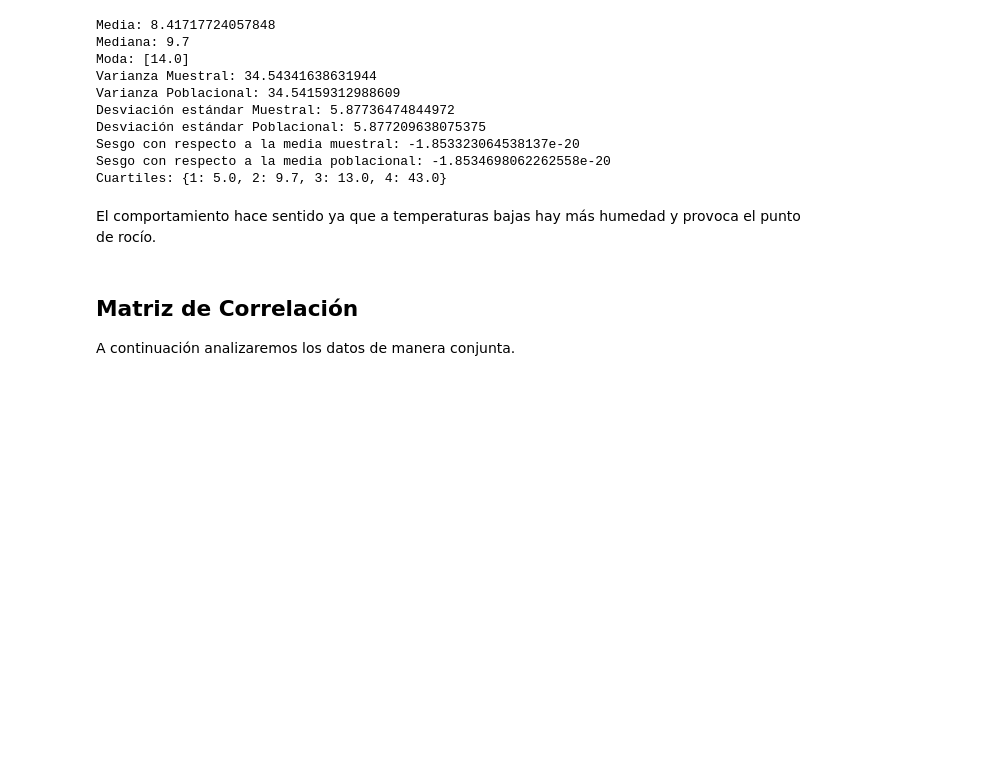
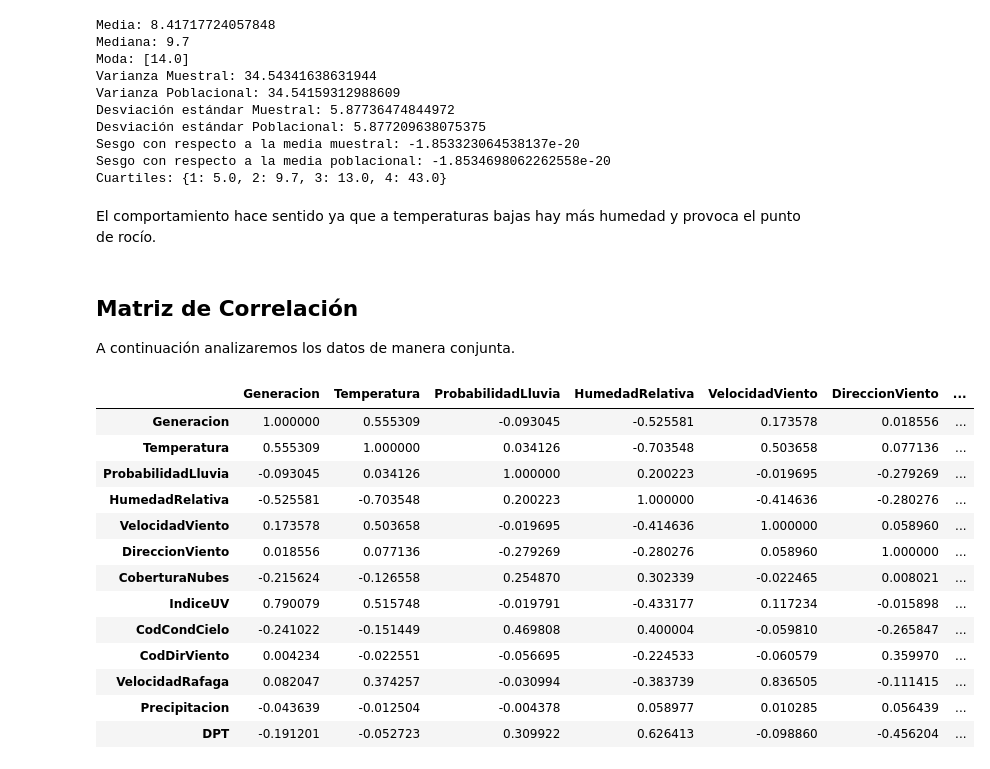
Before and after one commit to ClaudiaGtzD/AprendizajeAutomatico, a Jupyter notebook: Semana03/Tarea_03.ipynb, the cells around one changed output. Drawn from its saved outputs; the diff is of its cells as text; code cells hidden in the pictures; blank space fills up the shorter version.

```diff
--- a/Semana03/Tarea_03.ipynb
+++ b/Semana03/Tarea_03.ipynb
@@ -518,3 +518,24 @@ El comportamiento hace sentido ya que a temperaturas bajas hay más humedad y pr
 ## Matriz de Correlación
 
 A continuación analizaremos los datos de manera conjunta.
+# %%
+generacion_corr = datosGeneracion[['Generacion', 'Temperatura', 'ProbabilidadLluvia',
+                                   'HumedadRelativa', 'VelocidadViento', 'DireccionViento', 'CoberturaNubes',
+                                   'IndiceUV', 'CodCondCielo', 'CodDirViento', 'VelocidadRafaga', 'Precipitacion', 'DPT']].corr('pearson')
+# %%
+generacion_corr.style.background_gradient(cmap='Greens', axis=0)
+# %% [output]
+|  | Generacion | Temperatura | ProbabilidadLluvia | HumedadRelativa | VelocidadViento | DireccionViento | ... |
+| Generacion | 1.000000 | 0.555309 | -0.093045 | -0.525581 | 0.173578 | 0.018556 | ... |
+| Temperatura | 0.555309 | 1.000000 | 0.034126 | -0.703548 | 0.503658 | 0.077136 | ... |
+| ProbabilidadLluvia | -0.093045 | 0.034126 | 1.000000 | 0.200223 | -0.019695 | -0.279269 | ... |
+| HumedadRelativa | -0.525581 | -0.703548 | 0.200223 | 1.000000 | -0.414636 | -0.280276 | ... |
+| VelocidadViento | 0.173578 | 0.503658 | -0.019695 | -0.414636 | 1.000000 | 0.058960 | ... |
+| DireccionViento | 0.018556 | 0.077136 | -0.279269 | -0.280276 | 0.058960 | 1.000000 | ... |
+| CoberturaNubes | -0.215624 | -0.126558 | 0.254870 | 0.302339 | -0.022465 | 0.008021 | ... |
+| IndiceUV | 0.790079 | 0.515748 | -0.019791 | -0.433177 | 0.117234 | -0.015898 | ... |
+| CodCondCielo | -0.241022 | -0.151449 | 0.469808 | 0.400004 | -0.059810 | -0.265847 | ... |
+| CodDirViento | 0.004234 | -0.022551 | -0.056695 | -0.224533 | -0.060579 | 0.359970 | ... |
+| VelocidadRafaga | 0.082047 | 0.374257 | -0.030994 | -0.383739 | 0.836505 | -0.111415 | ... |
+| Precipitacion | -0.043639 | -0.012504 | -0.004378 | 0.058977 | 0.010285 | 0.056439 | ... |
+| DPT | -0.191201 | -0.052723 | 0.309922 | 0.626413 | -0.098860 | -0.456204 | ... |
```
